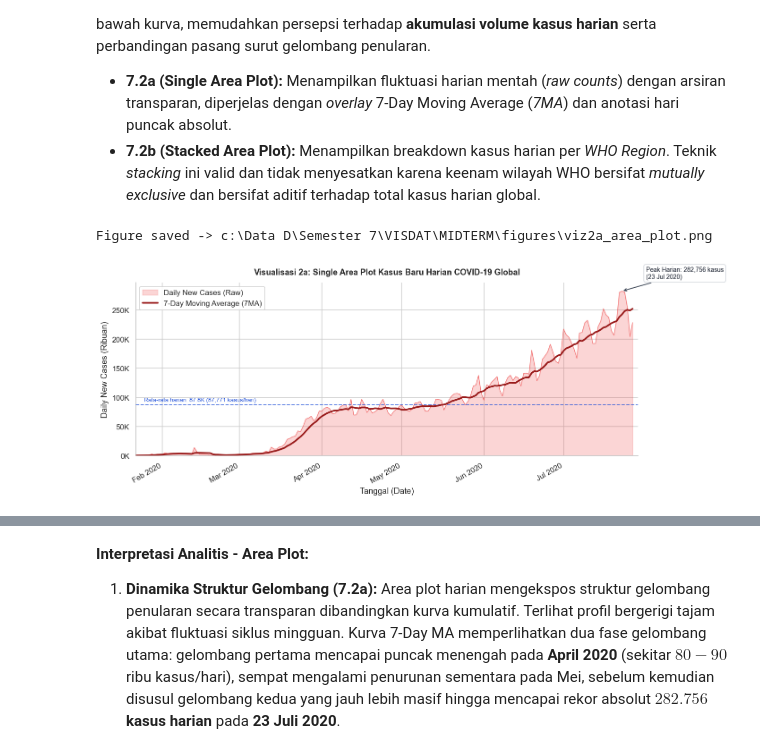
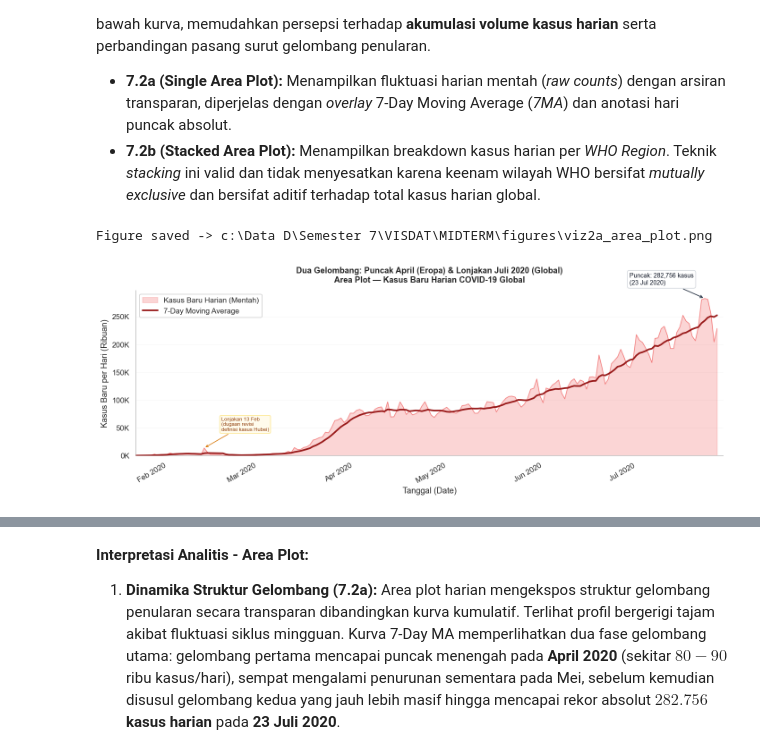
Before and after one commit to Hiiroga/Visualization-Data-Midterm-Project, a Jupyter notebook: covid19_time_series_visualization.ipynb, the cells around one changed output, grey strips where cells are left out. Saved outputs shown, nothing was run; the diff lists cells and outputs as text; code cells hidden in the pictures.

```diff
--- a/covid19_time_series_visualization.ipynb
+++ b/covid19_time_series_visualization.ipynb
@@ -603,7 +618,7 @@ Berdasarkan visualisasi distribusi statistik:
 1. **Right-Skewed Distribution:** Distribusi kasus baru harian menunjukkan kemiringan ke kanan (*right-skewed*). Nilai *mean* ($87.771$ kasus) melampaui nilai *median* ($81.114$ kasus), mengindikasikan bahwa frekuensi hari dengan lonjakan penularan ekstrem memberikan bobot signifikan terhadap nilai rata-rata global.
 2. **Eskalasi Temporal per Bulan:** Diagram *boxplot* bulanan memperlihatkan pola pertumbuhan kasus yang konsisten. Pada fase awal (Januari–Maret 2020), sebaran observasi masih relatif rendah dan rapat. Memasuki Juni dan Juli 2020, *median* dan *interquartile range* (IQR) melonjak drastis ke level tertingginya, mencerminkan akselerasi pandemi global yang masih aktif bergerak naik.
 # %%
-# Top 10 Countries berdasarkan Cumulative Confirmed Cases pada Akhir Dataset
+# Top 10 Negara berdasarkan Cumulative Confirmed Cases pada Akhir Dataset
 top10_countries = (
     full_grouped_clean.sort_values('Date')
     .groupby('Country/Region')[['Confirmed', 'Deaths']].last()
@@ -613,10 +628,15 @@ top10_countries = (
 )
 
 fig, ax = plt.subplots(figsize=(11, 5))
-bar_colors = plt.cm.Blues_r(np.linspace(0.3, 0.8, len(top10_countries)))
+
+# Warna: US di-highlight biru, sisanya abu-abu netral
+bar_colors_top10 = [
+    '#1D4ED8' if c == 'US' else '#6B7280'
+    for c in top10_countries['Country/Region'][::-1]
+]
 bars = ax.barh(top10_countries['Country/Region'][::-1],
                top10_countries['Confirmed'][::-1] / 1e6,
-               color=bar_colors, height=0.65, edgecolor='none')
+               color=bar_colors_top10, height=0.65, edgecolor='none')
 
 for b, val in zip(bars, top10_countries['Confirmed'][::-1] / 1e6):
     ax.text(val + 0.05, b.get_y() + b.get_height() / 2,
@@ -624,11 +644,12 @@ for b, val in zip(bars, top10_countries['Confirmed'][::-1] / 1e6):
 
 ax.set_title('Top 10 Negara Berdasarkan Cumulative Confirmed Cases (27 Juli 2020)',
              fontweight='bold', pad=10)
-ax.set_xlabel('Cumulative Confirmed Cases (Juta Jiwa)')
+ax.set_xlabel('Cumulative Confirmed Cases (Juta Kasus)')
 ax.xaxis.set_major_formatter(mticker.FuncFormatter(lambda x, _: f'{x:.1f}M'))
 ax.set_xlim(0, top10_countries['Confirmed'].max() / 1e6 * 1.18)
-ax.grid(axis='x', color='#E5E7EB')
+ax.grid(axis='x', color='#E5E7EB', alpha=0.25, linewidth=0.5)
 ax.grid(axis='y', visible=False)
+ax.xaxis.grid(True, alpha=0.25, linewidth=0.5)
 plt.tight_layout()
 save_fig('eda_top10_countries.png')
 plt.show()
@@ -840,58 +884,71 @@ Kurva kasus kumulatif global memperlihatkan tiga fase pertumbuhan yang sangat te
 # %%
 fig, ax = plt.subplots(figsize=(13, 5))
 
-# Plot area kasus baru harian mentah (raw data)
+# Area kasus baru harian mentah (raw data)
 ax.fill_between(day_wise['Date'], day_wise['New cases'] / 1000,
                 alpha=0.22, color='#EF4444', zorder=2,
-                label='Daily New Cases (Raw)')
+                label='Kasus Baru Harian (Mentah)')
 ax.plot(day_wise['Date'], day_wise['New cases'] / 1000,
         color='#EF4444', lw=0.9, alpha=0.6, zorder=3)
 
-# Overlay garis perataan 7-Day Moving Average
+# Overlay 7-Day Moving Average
 ax.plot(day_wise['Date'], day_wise['7MA'] / 1000,
         color='#991B1B', lw=2.4, zorder=4,
-        label='7-Day Moving Average (7MA)')
+        label='7-Day Moving Average')
 
 # Anotasi titik puncak harian absolut
 peak_idx = day_wise['New cases'].idxmax()
 peak_row = day_wise.loc[peak_idx]
 ax.annotate(
-    f"Peak Harian: {peak_row['New cases']:,.0f} kasus\n({peak_row['Date'].strftime('%d %b %Y')})",
+    f"Puncak: {peak_row['New cases']:,.0f} kasus\n({peak_row['Date'].strftime('%d %b %Y')})",
     xy=(peak_row['Date'], peak_row['New cases'] / 1000),
-    xytext=(35, 18), textcoords='offset points',
+    xytext=(-110, 20), textcoords='offset points',
     arrowprops=dict(arrowstyle='->', color='#374151', lw=1.2),
     fontsize=9, color='#111827',
     bbox=dict(boxstyle='round,pad=0.35', fc='white', ec='#D1D5DB', alpha=0.95),
 )
 
-# --- ANOTASI MEAN LINE ---
-mean_val_k = day_wise['New cases'].mean() / 1000
-ax.axhline(mean_val_k, color='#1D4ED8', lw=1.3, ls='--', alpha=0.7, zorder=3)
-ax.text(
-    day_wise['Date'].min() + pd.Timedelta(days=3),
-    mean_val_k + 2.5,
-    f'Rata-rata harian: {mean_val_k:.1f}K ({mean_val_k*1000:,.0f} kasus/hari)',
-    fontsize=8.5, color='#1D4ED8', va='bottom'
-)
+# Anotasi lonjakan 13 Feb 2020 (dugaan revisi definisi kasus Hubei)
+feb13_row = day_wise[day_wise['Date'] == '2020-02-13']
+if not feb13_row.empty:
+    feb13_val = feb13_row.iloc[0]['New cases'] / 1000
+    feb13_date = feb13_row.iloc[0]['Date']
+    ax.annotate(
+        'Lonjakan 13 Feb\n(dugaan revisi\ndefinisi kasus Hubei)',
+        xy=(feb13_date, feb13_val),
+        xytext=(25, 25), textcoords='offset points',
+        arrowprops=dict(arrowstyle='->', color='#D97706', lw=1.0),
+        fontsize=7.5, color='#92400E',
+        bbox=dict(boxstyle='round,pad=0.3', fc='#FFFBEB', ec='#FDE68A', alpha=0.92),
+    )
 
 ax.legend(loc='upper left')
-ax.set_title('Visualisasi 2a: Single Area Plot Kasus Baru Harian COVID-19 Global',
-             fontweight='bold', pad=12)
+ax.set_title(
+    'Dua Gelombang: Puncak April (Eropa) & Lonjakan Juli 2020 (Global)\n'
+    'Area Plot — Kasus Baru Harian COVID-19 Global',
+    fontweight='bold', pad=12
+)
 ax.set_xlabel('Tanggal (Date)')
-ax.set_ylabel('Daily New Cases (Ribuan)')
+ax.set_ylabel('Kasus Baru per Hari (Ribuan)')
 ax.yaxis.set_major_formatter(mticker.FuncFormatter(lambda x, _: f'{x:,.0f}K'))
 ax.xaxis.set_major_formatter(mdates.DateFormatter('%b %Y'))
 ax.xaxis.set_major_locator(mdates.MonthLocator())
 ax.set_ylim(0)
 ax.set_xlim(day_wise['Date'].min(), day_wise['Date'].max() + pd.Timedelta(days=2))
+ax.xaxis.grid(False)
+ax.yaxis.grid(True, alpha=0.25, linewidth=0.5)
 fig.autofmt_xdate(rotation=30, ha='right')
 plt.tight_layout()
 save_fig('viz2a_area_plot.png')
 plt.show()
 
-print(f"Puncak harian global   : {peak_row['New cases']:,.0f} kasus ({peak_row['Date'].strftime('%d %B %Y')})")
+print(f"Puncak harian global    : {peak_row['New cases']:,.0f} kasus ({peak_row['Date'].strftime('%d %B %Y')})")
 print(f"Rata-rata harian global : {day_wise['New cases'].mean():,.0f} kasus/hari")
 print(f"Jumlah hari di atas mean: {(day_wise['New cases'] > day_wise['New cases'].mean()).sum()} hari")
+# Verifikasi lonjakan Feb 13
+feb_window = day_wise[day_wise['Date'].between('2020-02-10', '2020-02-18')][['Date', 'New cases']]
+print("\nData sekitar 13 Feb 2020 (verifikasi lonjakan):")
+print(feb_window.to_string(index=False))
 # %% [output]
 Figure saved -> c:\Data D\Semester 7\VISDAT\MIDTERM\figures\viz2a_area_plot.png
-[figure, old version]
+[figure, new version]
```
Also changed, not shown: parts of 11 cells of this notebook, 11 other files.
